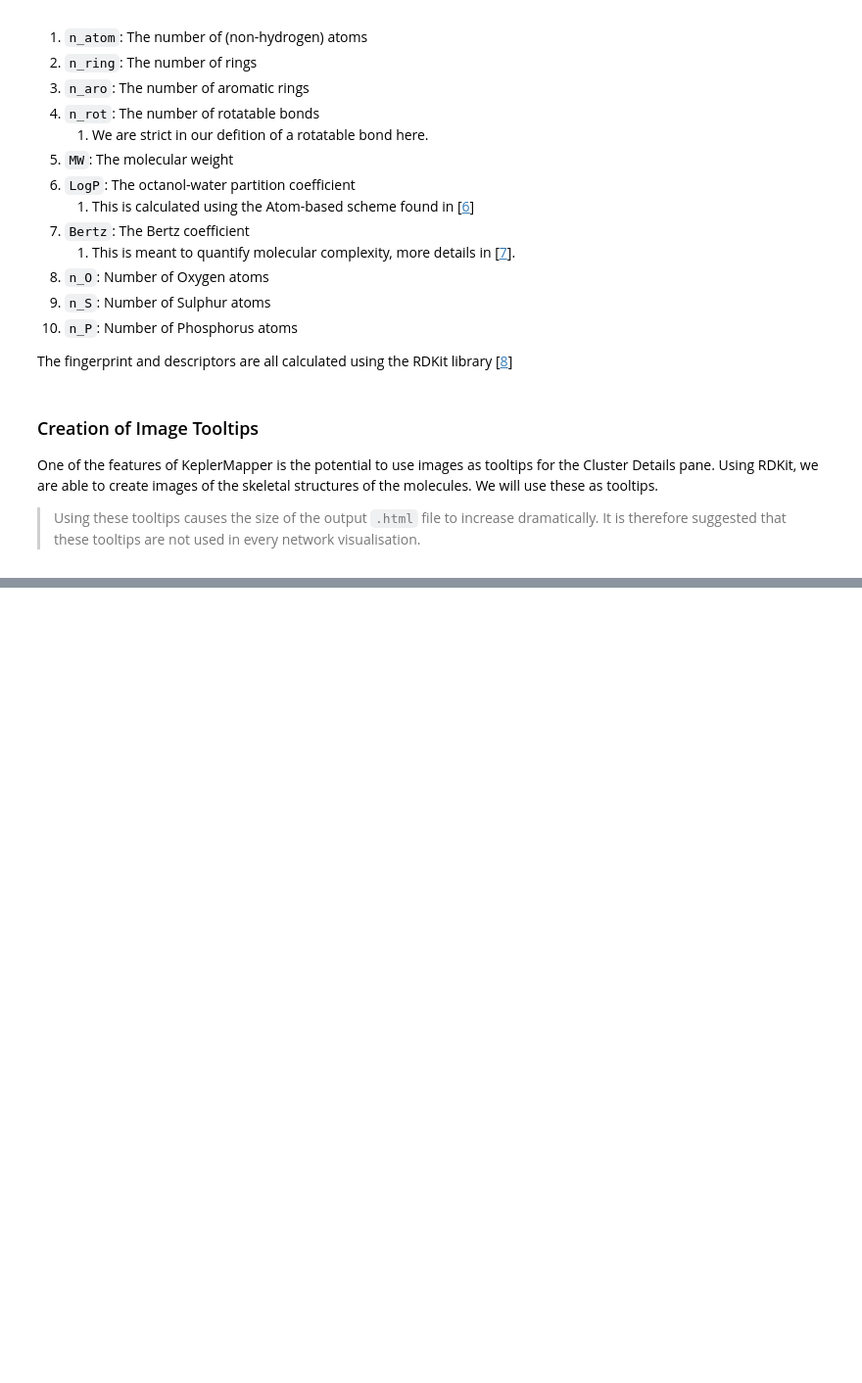
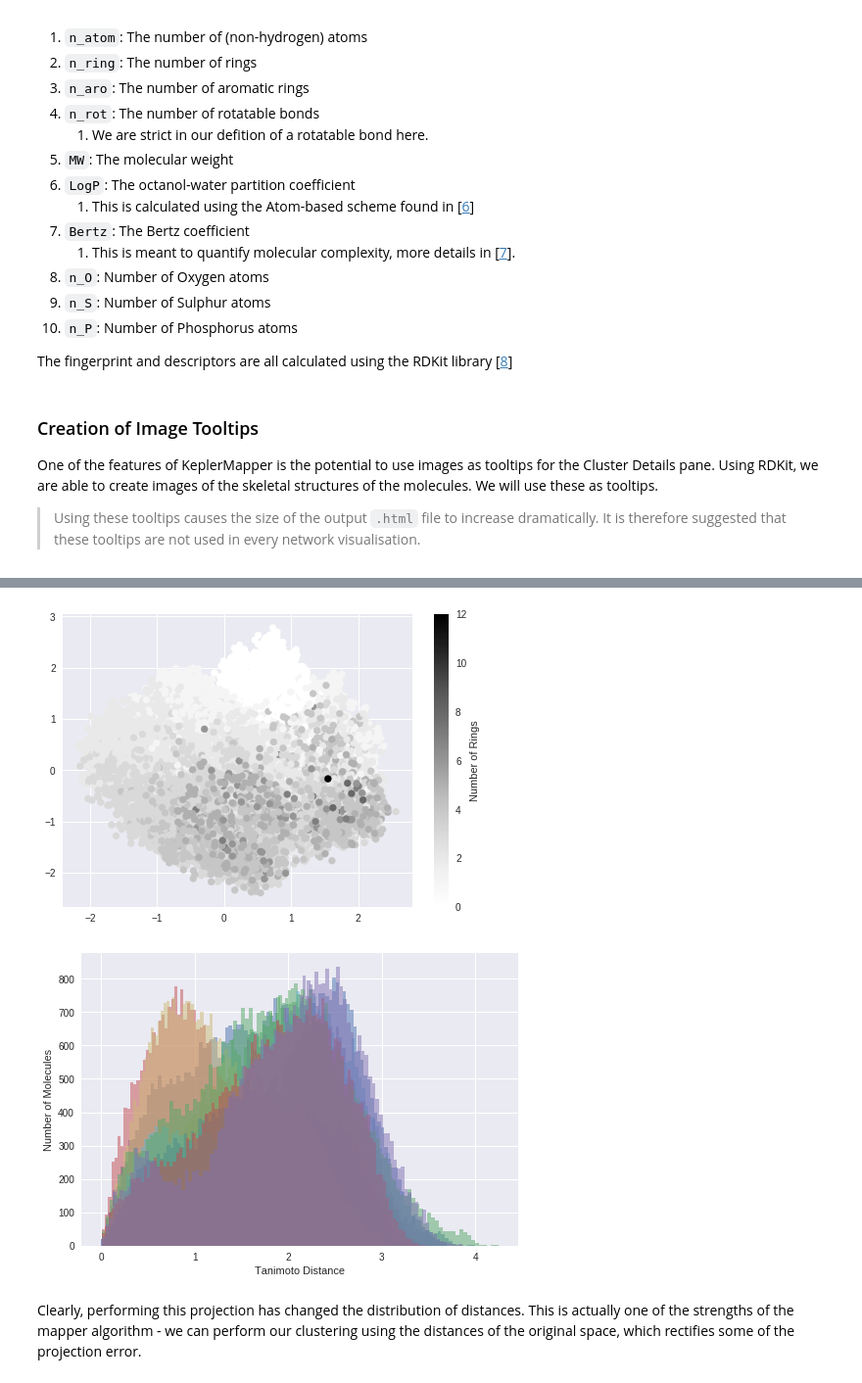
Before and after one commit to leesteinberg/chemapper, a Jupyter notebook: notebooks/ZINC-FL_space.ipynb, the cells around one changed output, grey strips where cells are left out. Shown at 98% size. Cells and saved outputs as stored; diff of their text form; code cells hidden in the pictures; blank space fills up the shorter version.

```diff
--- a/notebooks/ZINC-FL_space.ipynb
+++ b/notebooks/ZINC-FL_space.ipynb
@@ -219,0 +233,33 @@ plt.show()
+# %%
+from sklearn.decomposition import PCA
+
+# Calculate lens
+pca = PCA(n_components=2)
+lens = pca.fit_transform(fp_arr)
+
+# Plot it
+plt.scatter(lens[:,0], lens[:,1], c=desc_arr[:,1])
+cbar = plt.colorbar()
+cbar.set_label('Number of Rings')
+plt.show()
+
+
+hist = plt.figure()
+histax = hist.add_subplot(111)
+
+np.random.seed(42)
+n_samples=10
+for sample_n in range(n_samples):
+    choice_molecule = np.random.choice(molecule_indices)
+    mask = np.ones(n_molecules, dtype=bool)
+    mask[choice_molecule] = False
+    distances = pairwise_distances(lens[choice_molecule].reshape(1,-1), lens[mask], metric='l2')
+    histvals = histax.hist(distances.flatten(), bins=100, normed=False, alpha=0.5)
+histax.set_xlabel('Tanimoto Distance')
+histax.set_ylabel('Number of Molecules')
+plt.show()
+# %% [output]
+[figure, added]
+[figure, added]
+# %% [markdown]
+Clearly, performing this projection has changed the distribution of distances. This is actually one of the strengths of the mapper algorithm - we can perform our clustering using the distances of the original space, which rectifies some of the projection error.
```
Also changed, not shown: parts of 5 cells of this notebook, 1 other file.
